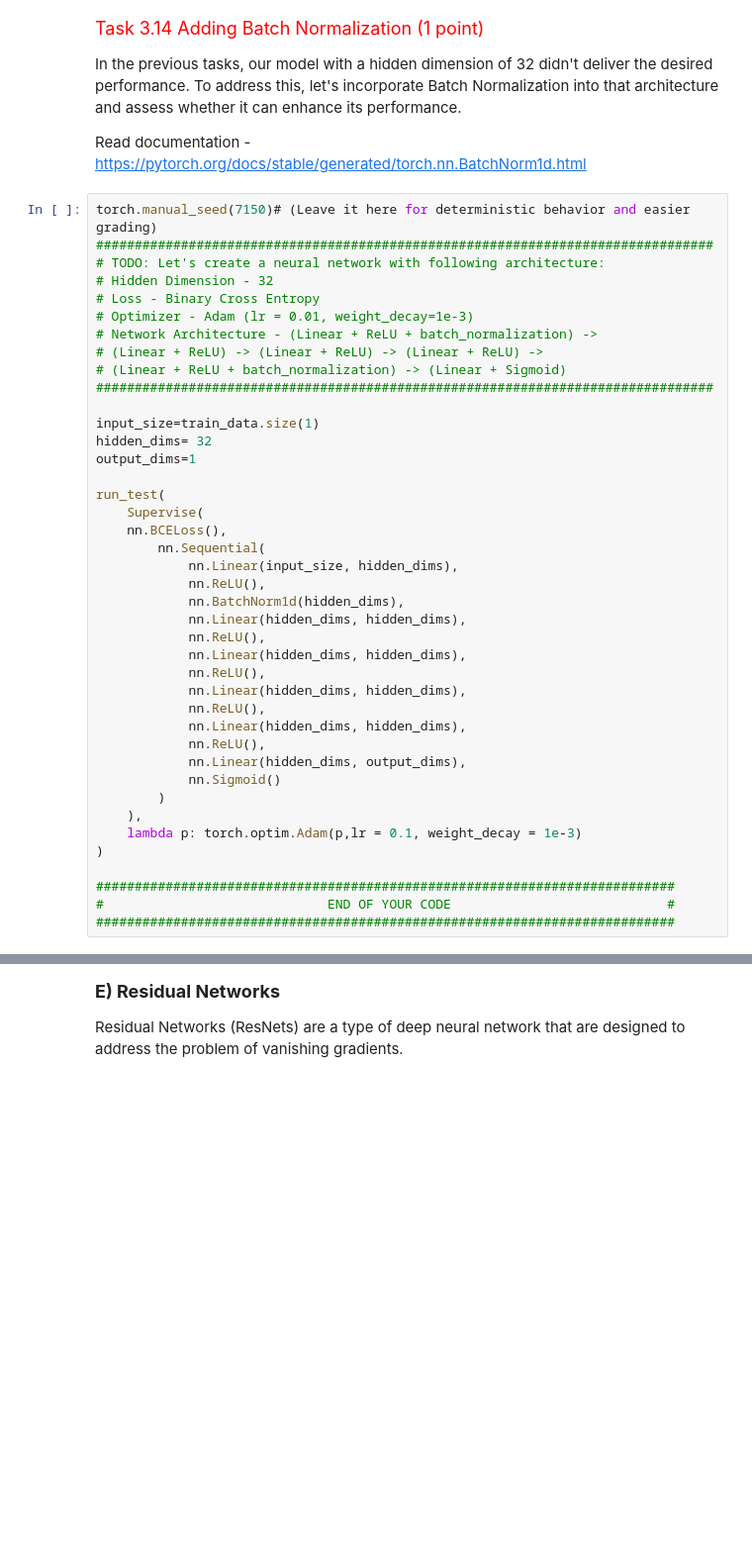
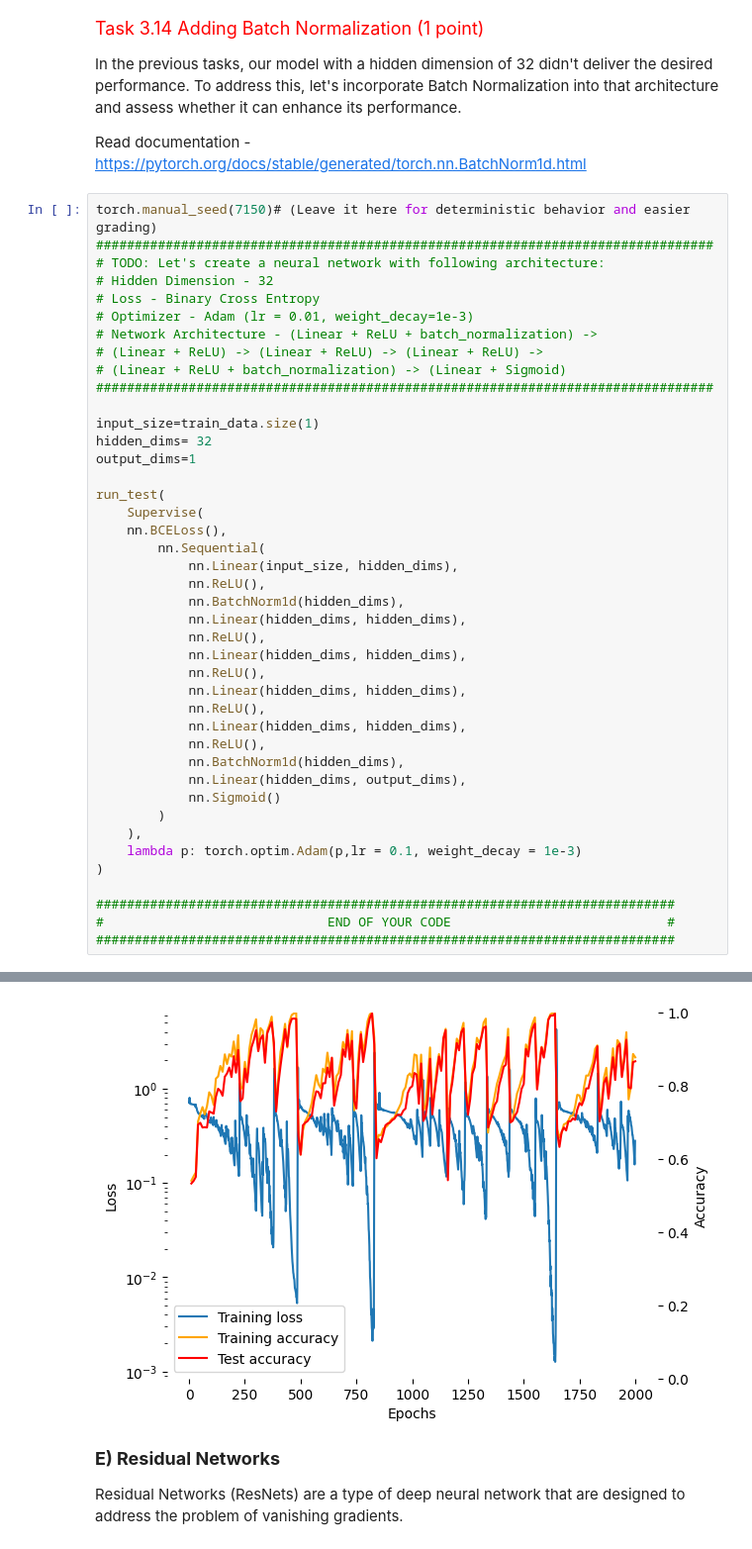
Before and after one commit to karan-mudaliar/Deep-Learning, a Jupyter notebook: HW2_1_OptimizationAndNetworkArchitecture.ipynb, the cells around one changed output, grey strips where cells are left out. Shown at 99% size. Drawn from its saved outputs; the diff is of its cells as text; blank space fills up the shorter version.

```diff
--- a/HW2_1_OptimizationAndNetworkArchitecture.ipynb
+++ b/HW2_1_OptimizationAndNetworkArchitecture.ipynb
@@ -1392,6 +1398,7 @@ run_test(
             nn.ReLU(),
             nn.Linear(hidden_dims, hidden_dims),
             nn.ReLU(),
+            nn.BatchNorm1d(hidden_dims),
             nn.Linear(hidden_dims, output_dims),
             nn.Sigmoid()
         )
@@ -1402,3 +1409,4 @@ run_test(
 ###########################################################################
 #                             END OF YOUR CODE                            #
 ###########################################################################
+# %% [output]
@@ -1405,3 +1416,4 @@ run_test(
+[figure, added]
 # %% [markdown]
 <font size='4'>**E) Residual Networks**</font>
 
```
Also changed, not shown: parts of 5 cells of this notebook.
